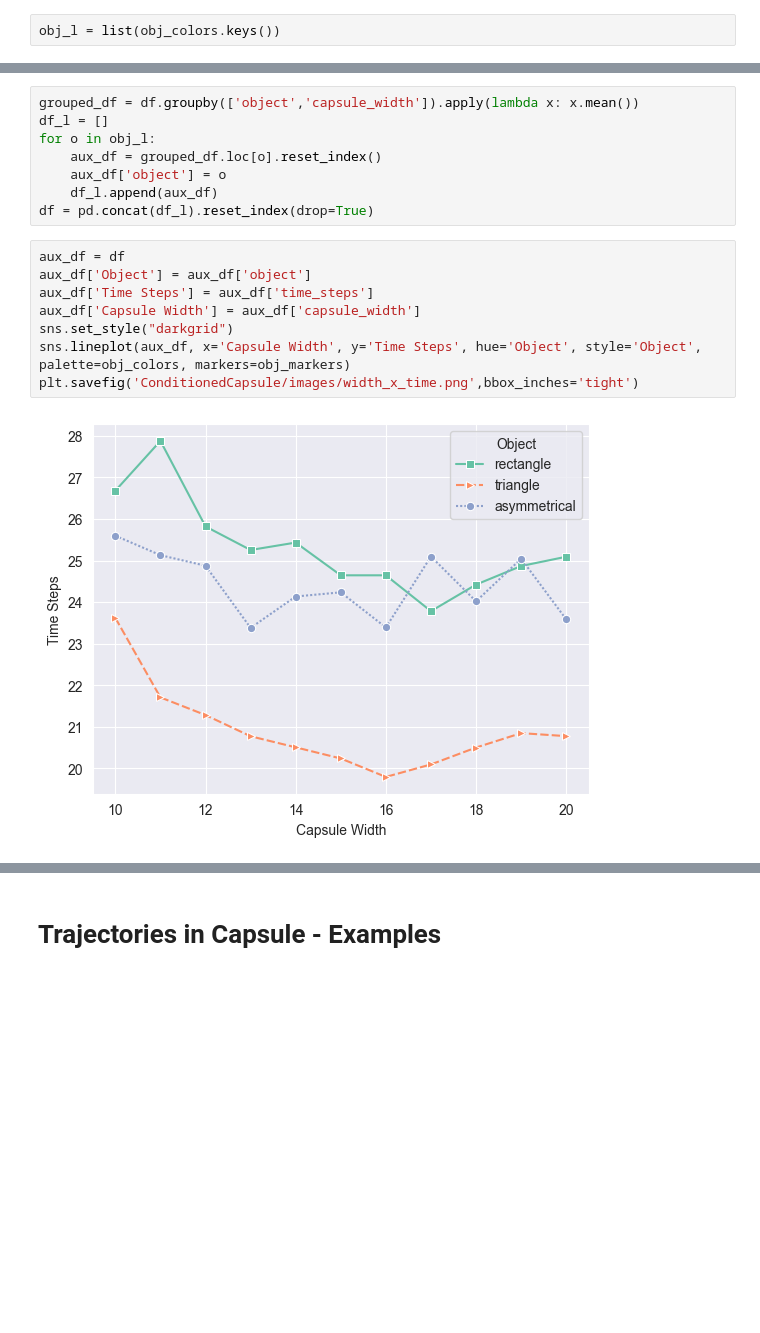
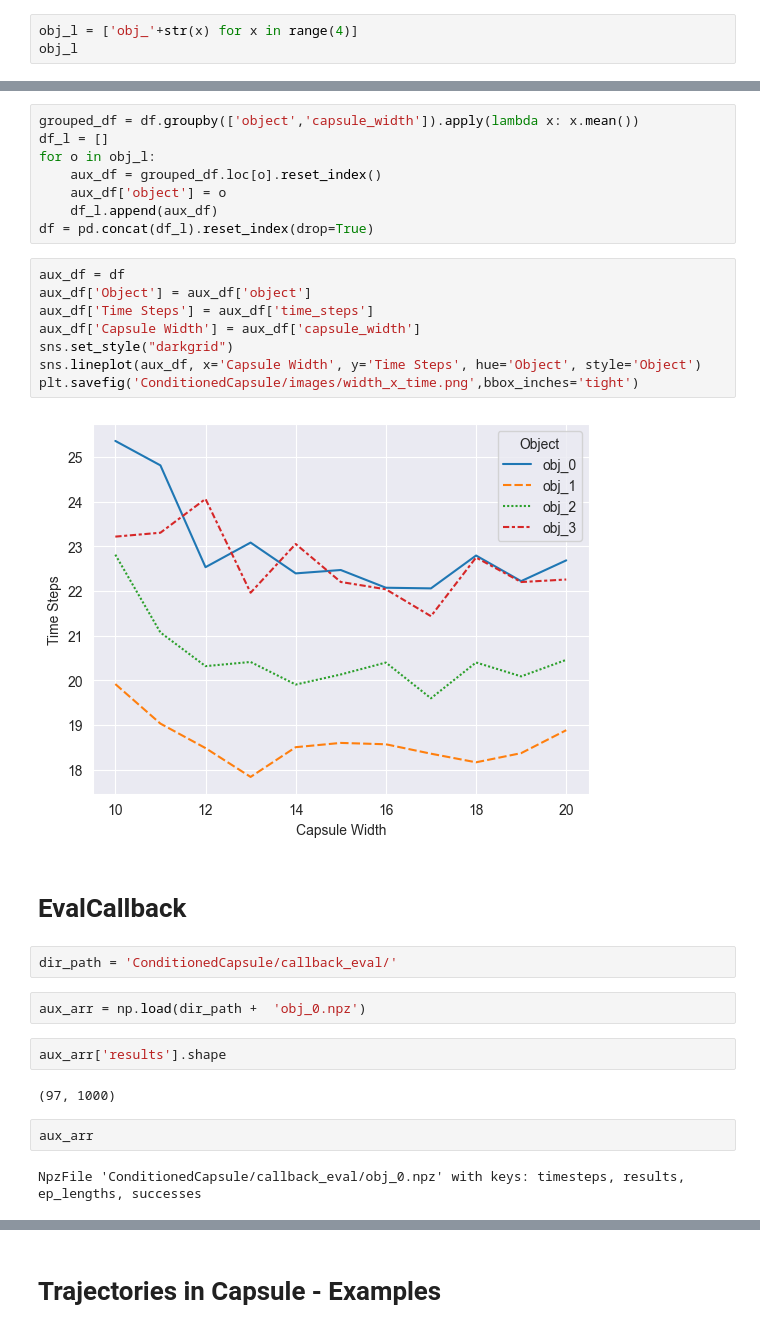
Before and after one commit to gabrielsluz/mapless_transport, a Jupyter notebook: results/ConditionedCapsule.ipynb, the cells around one changed output, grey strips where cells are left out. Saved outputs shown, nothing was run; the diff lists cells and outputs as text; blank space fills up the shorter version.

```diff
--- a/results/ConditionedCapsule.ipynb
+++ b/results/ConditionedCapsule.ipynb
@@ -25,4 +26,5 @@ obj_markers = {
     'L': 'o',
 }
 # %%
-obj_l = list(obj_colors.keys())
+obj_l = ['obj_'+str(x) for x in range(4)]
+obj_l
@@ -101,10 +127,24 @@ df = pd.concat(df_l).reset_index(drop=True)
 # %%
 aux_df = df
 aux_df['Object'] = aux_df['object']
 aux_df['Time Steps'] = aux_df['time_steps']
 aux_df['Capsule Width'] = aux_df['capsule_width']
 sns.set_style("darkgrid")
-sns.lineplot(aux_df, x='Capsule Width', y='Time Steps', hue='Object', style='Object', palette=obj_colors, markers=obj_markers)
+sns.lineplot(aux_df, x='Capsule Width', y='Time Steps', hue='Object', style='Object')
 plt.savefig('ConditionedCapsule/images/width_x_time.png',bbox_inches='tight')
 # %% [output]
-[figure, old version]
+[figure, new version]
+# %% [markdown]
+# EvalCallback
+# %%
+dir_path = 'ConditionedCapsule/callback_eval/'
+# %%
+aux_arr = np.load(dir_path +  'obj_0.npz')
+# %%
+aux_arr['results'].shape
+# %% [output]
+(97, 1000)
+# %%
+aux_arr
+# %% [output]
+NpzFile 'ConditionedCapsule/callback_eval/obj_0.npz' with keys: timesteps, results, ep_lengths, successes
```
Also changed, not shown: parts of 10 cells of this notebook, 32 other files.
